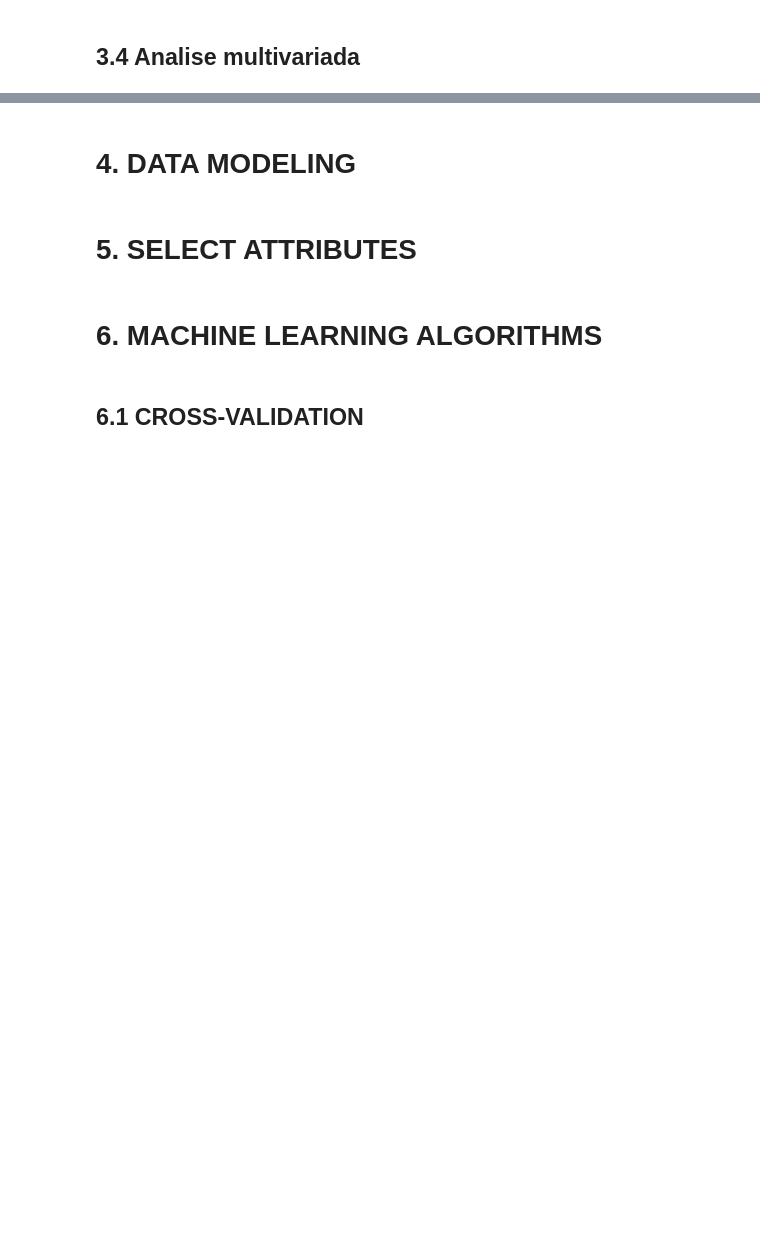
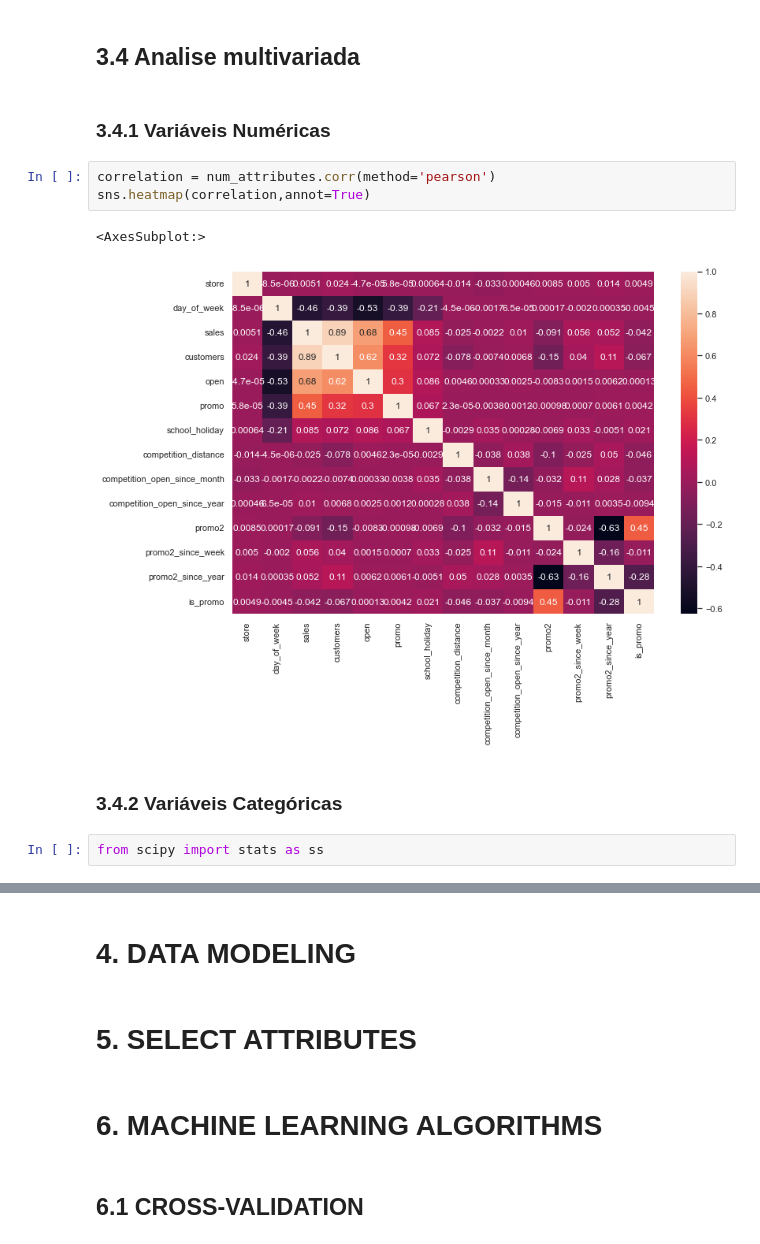
Before and after one commit to danjaca/predicting_sales_rossmann, a Jupyter notebook: Rossmann_predict_sales.ipynb, the cells around one changed output, grey strips where cells are left out. Drawn from its saved outputs; the diff is of its cells as text; blank space fills up the shorter version.

```diff
--- a/Rossmann_predict_sales.ipynb
+++ b/Rossmann_predict_sales.ipynb
@@ -842,2 +835,14 @@ sns.regplot(x='promo_time_week',y='sales',data=aux3)
 # %% [markdown]
 ## 3.4 Analise multivariada
+# %% [markdown]
+### 3.4.1 Variáveis Numéricas
+# %%
+correlation = num_attributes.corr(method='pearson')
+sns.heatmap(correlation,annot=True)
+# %% [output]
+<AxesSubplot:>
+[figure, added]
+# %% [markdown]
+### 3.4.2 Variáveis Categóricas
+# %%
+from scipy import stats as ss
```
Also changed, not shown: parts of 21 cells of this notebook.
